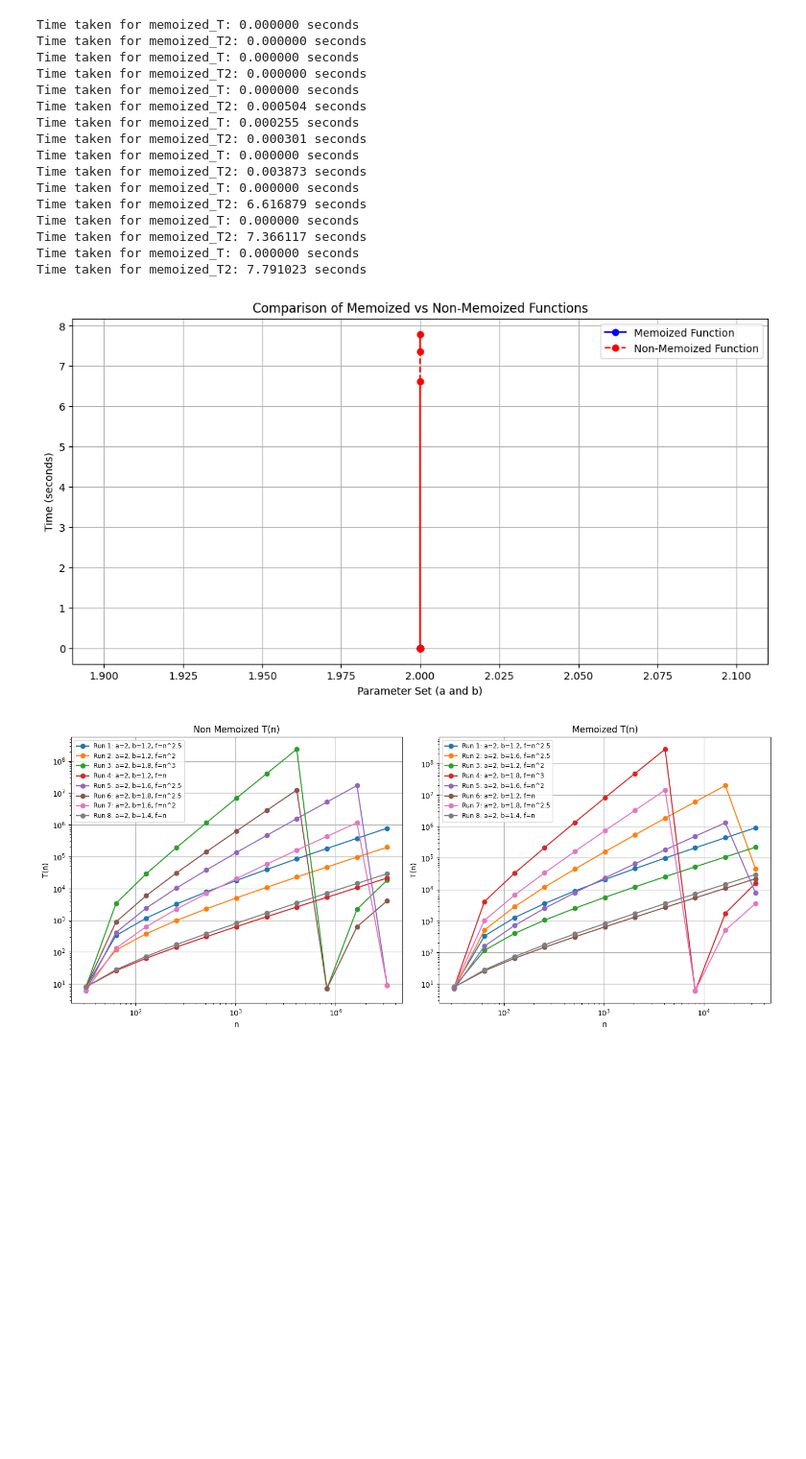
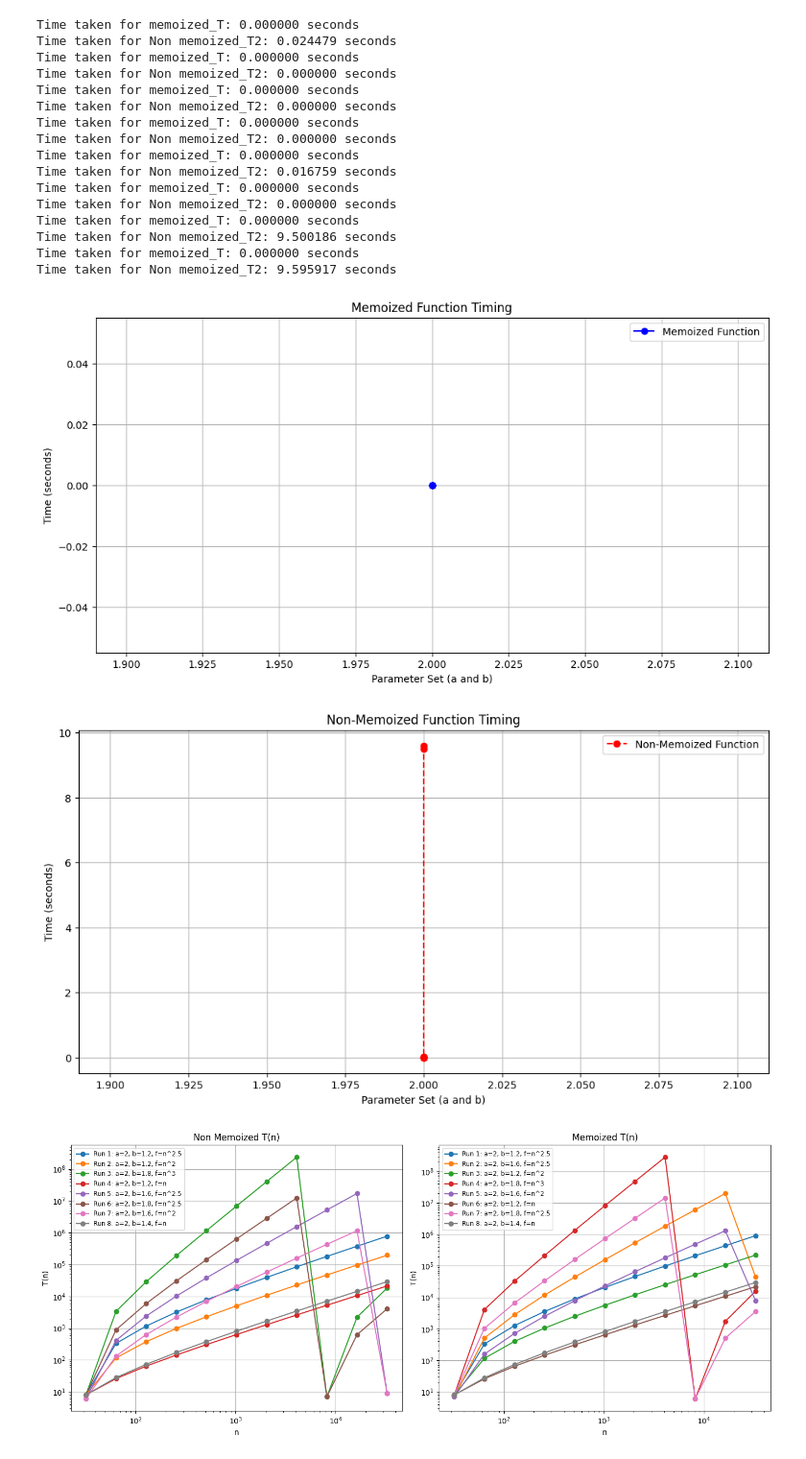
Before and after one commit to naveenkumarkk/algorithmics, a Jupyter notebook: homework/hw-3/exercise-2.ipynb, the cells around one changed output. Shown at 96% size. Cells and saved outputs as stored; diff of their text form; code cells hidden in the pictures; blank space fills up the shorter version.

```diff
--- a/homework/hw-3/exercise-2.ipynb
+++ b/homework/hw-3/exercise-2.ipynb
@@ -98,7 +98,7 @@ def process_run(params):
     memo_T2, time_T2 = measure_time_and_collect_results(not_memoized_T2, a, b, f_choice_func, random_n2_values)
     # Report the measured times
     print(f"Time taken for memoized_T: {time_T:.6f} seconds")
-    print(f"Time taken for memoized_T2: {time_T2:.6f} seconds")
+    print(f"Time taken for Non memoized_T2: {time_T2:.6f} seconds")
     # Store non-memoized results
     non_memoized_run_results = {
         "a": a,
@@ -121,48 +121,63 @@ for memoized_run, non_memoized_run in results:
 
 # Sorting based on the final T(n) values
 memoized_runs.sort(key=lambda run: run["T_values"][-1], reverse=True)
 non_memoized_runs.sort(key=lambda run: run["T_values"][-1], reverse=True)
 
 
 a_values = [run["a"] for run in memoized_runs]
 b_values = [run["b"] for run in memoized_runs]
 memoized_times = [run["time"] for run in memoized_runs]
 non_memoized_times = [run["time"] for run in non_memoized_runs]
 
-# Prepare the plot
 plt.figure(figsize=(12, 6))
 
 # Plot memoized times
 plt.plot(a_values, memoized_times, marker='o', linestyle='-', color='b', label='Memoized Function')
-plt.plot(a_values, non_memoized_times, marker='o', linestyle='--', color='r', label='Non-Memoized Function')
 
-# Add labels and title
+# Add labels and title for Memoized Function
 plt.xlabel('Parameter Set (a and b)')
 plt.ylabel('Time (seconds)')
-plt.title('Comparison of Memoized vs Non-Memoized Functions')
+plt.title('Memoized Function Timing')
 plt.legend()
 plt.grid(True)
 
-# Show the plot
+# Show the plot for Memoized Function
 plt.show()
+
+# Prepare the plot for Non-Memoized Function
+plt.figure(figsize=(12, 6))
+
+# Plot non-memoized times
+plt.plot(a_values, non_memoized_times, marker='o', linestyle='--', color='r', label='Non-Memoized Function')
+
+# Add labels and title for Non-Memoized Function
+plt.xlabel('Parameter Set (a and b)')
+plt.ylabel('Time (seconds)')
+plt.title('Non-Memoized Function Timing')
+plt.legend()
+plt.grid(True)
+
+# Show the plot for Non-Memoized Function
+plt.show()
 # %% [output]
 Time taken for memoized_T: 0.000000 seconds
-Time taken for memoized_T2: 0.000000 seconds
+Time taken for Non memoized_T2: 0.024479 seconds
 Time taken for memoized_T: 0.000000 seconds
-Time taken for memoized_T2: 0.000000 seconds
+Time taken for Non memoized_T2: 0.000000 seconds
 Time taken for memoized_T: 0.000000 seconds
-Time taken for memoized_T2: 0.000504 seconds
-Time taken for memoized_T: 0.000255 seconds
-Time taken for memoized_T2: 0.000301 seconds
+Time taken for Non memoized_T2: 0.000000 seconds
 Time taken for memoized_T: 0.000000 seconds
-Time taken for memoized_T2: 0.003873 seconds
+Time taken for Non memoized_T2: 0.000000 seconds
 Time taken for memoized_T: 0.000000 seconds
-Time taken for memoized_T2: 6.616879 seconds
+Time taken for Non memoized_T2: 0.016759 seconds
 Time taken for memoized_T: 0.000000 seconds
-Time taken for memoized_T2: 7.366117 seconds
+Time taken for Non memoized_T2: 0.000000 seconds
 Time taken for memoized_T: 0.000000 seconds
-Time taken for memoized_T2: 7.791023 seconds
+Time taken for Non memoized_T2: 9.500186 seconds
+Time taken for memoized_T: 0.000000 seconds
+Time taken for Non memoized_T2: 9.595917 seconds
-[figure, old version]
+[figure, new version]
+[figure, added]
 # %%
 # Create two subplots for side-by-side graph display
 fig, axs = plt.subplots(1, 2, figsize=(14, 6))
```
Also changed, not shown: 2 other files.
